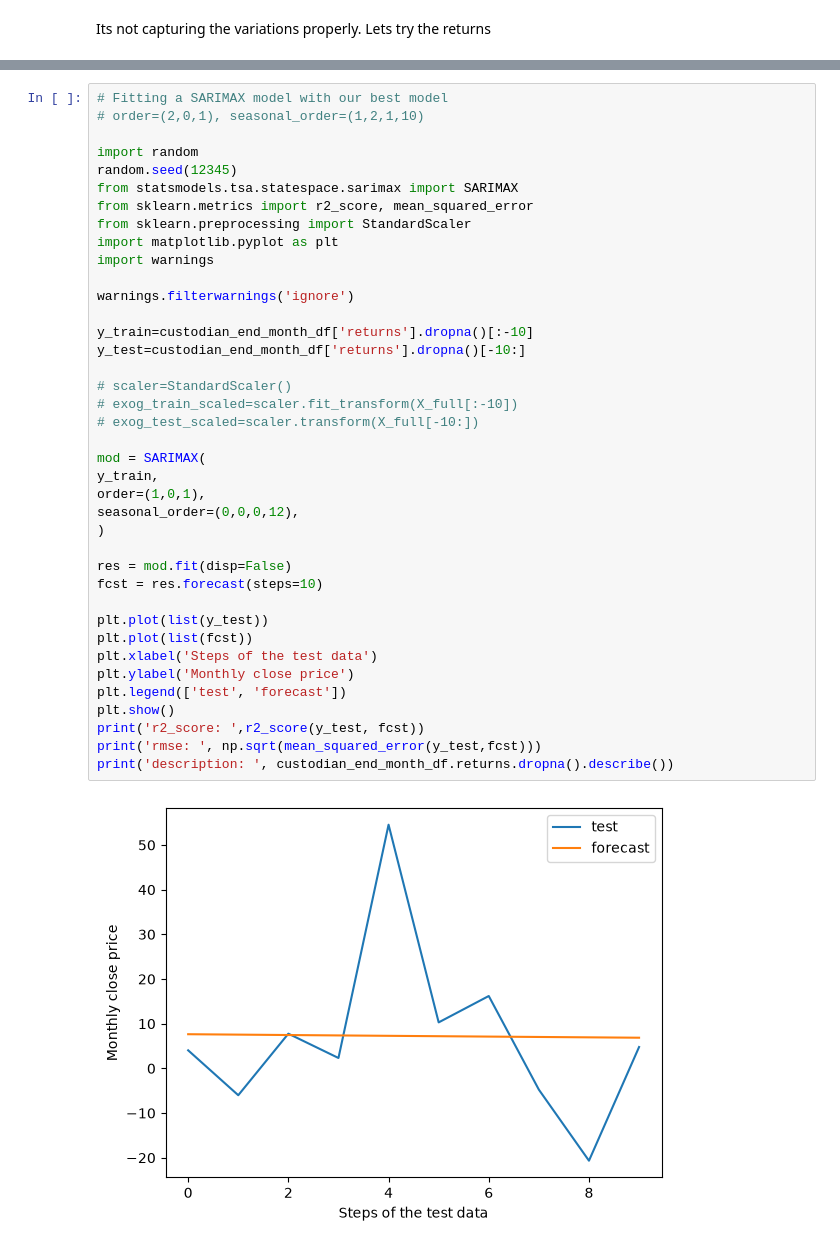
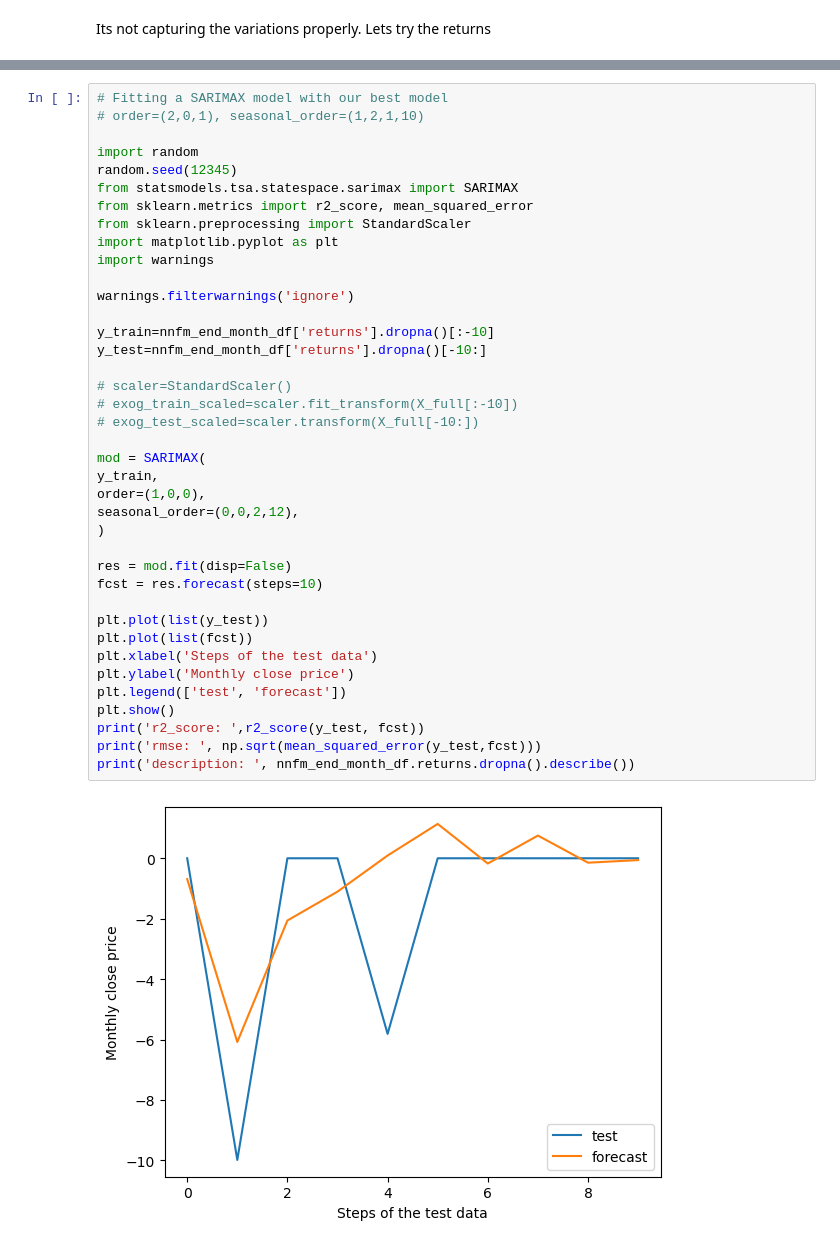
Before and after one commit to Udeani4/SectorLevel_StockPerformance_Predictoion, a Jupyter notebook: each_stock_model_notebook/NNFM_stock_pred.ipynb, the cells around one changed output, grey strips where cells are left out. Drawn from its saved outputs; the diff is of its cells as text.

```diff
--- a/each_stock_model_notebook/NNFM_stock_pred.ipynb
+++ b/each_stock_model_notebook/NNFM_stock_pred.ipynb
@@ -322,36 +322,36 @@ import random
 random.seed(12345)
 from statsmodels.tsa.statespace.sarimax import SARIMAX
 from sklearn.metrics import r2_score, mean_squared_error
 from sklearn.preprocessing import StandardScaler
 import matplotlib.pyplot as plt
 import warnings
 
 warnings.filterwarnings('ignore')
 
-y_train=custodian_end_month_df['returns'].dropna()[:-10]
-y_test=custodian_end_month_df['returns'].dropna()[-10:]
+y_train=nnfm_end_month_df['returns'].dropna()[:-10]
+y_test=nnfm_end_month_df['returns'].dropna()[-10:]
 
 # scaler=StandardScaler()
 # exog_train_scaled=scaler.fit_transform(X_full[:-10])
 # exog_test_scaled=scaler.transform(X_full[-10:])
 
 mod = SARIMAX(
 y_train,
-order=(1,0,1),
-seasonal_order=(0,0,0,12),
+order=(1,0,0),
+seasonal_order=(0,0,2,12),
 )
 
 res = mod.fit(disp=False)
 fcst = res.forecast(steps=10)
 
 plt.plot(list(y_test))
 plt.plot(list(fcst))
 plt.xlabel('Steps of the test data')
 plt.ylabel('Monthly close price')
 plt.legend(['test', 'forecast'])
 plt.show()
 print('r2_score: ',r2_score(y_test, fcst))
 print('rmse: ', np.sqrt(mean_squared_error(y_test,fcst)))
-print('description: ', custodian_end_month_df.returns.dropna().describe())
+print('description: ', nnfm_end_month_df.returns.dropna().describe())
 # %% [output]
-[figure, old version]
+[figure, new version]
```
Also changed, not shown: parts of 4 cells of this notebook, 2 other files.
